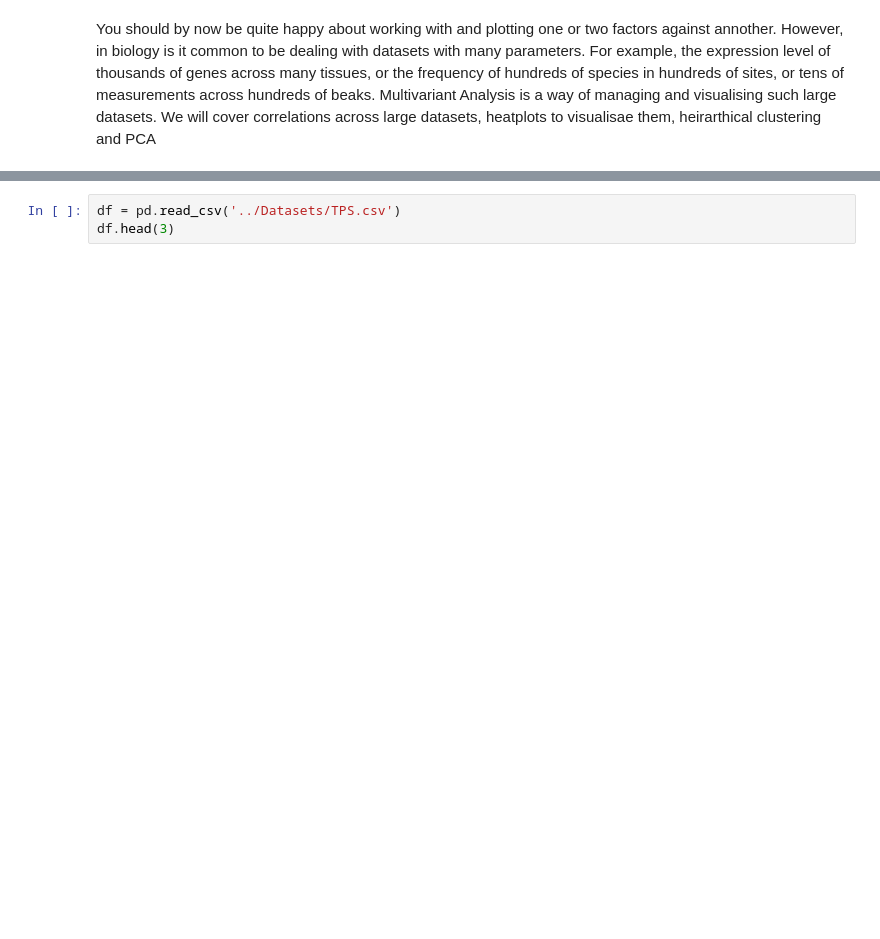
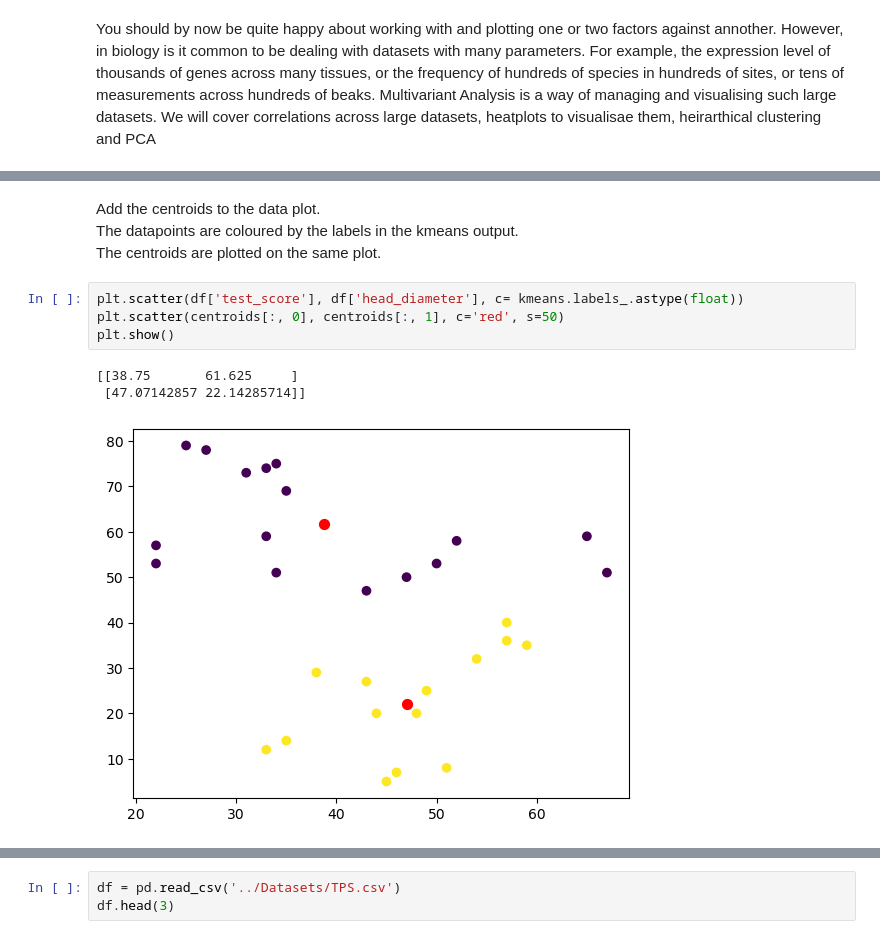
Before and after one commit to nicksavill/DEB_development, a Jupyter notebook: Week_7/Class_13_clustering.ipynb, the cells around one changed output, grey strips where cells are left out. Saved outputs shown, nothing was run; the diff lists cells and outputs as text; blank space fills up the shorter version.

```diff
--- a/Week_7/Class_13_clustering.ipynb
+++ b/Week_7/Class_13_clustering.ipynb
@@ -106,0 +98,12 @@ plt.show()
+# %% [markdown]
+Add the centroids to the data plot.
+The datapoints are coloured by the labels in the kmeans output.
+The centroids are plotted on the same plot.
+# %%
+plt.scatter(df['test_score'], df['head_diameter'], c= kmeans.labels_.astype(float))
+plt.scatter(centroids[:, 0], centroids[:, 1], c='red', s=50)
+plt.show()
+# %% [output]
+[[38.75       61.625     ]
+ [47.07142857 22.14285714]]
+[figure, added]
```
Also changed, not shown: parts of 54 cells of this notebook, 8 other files.
